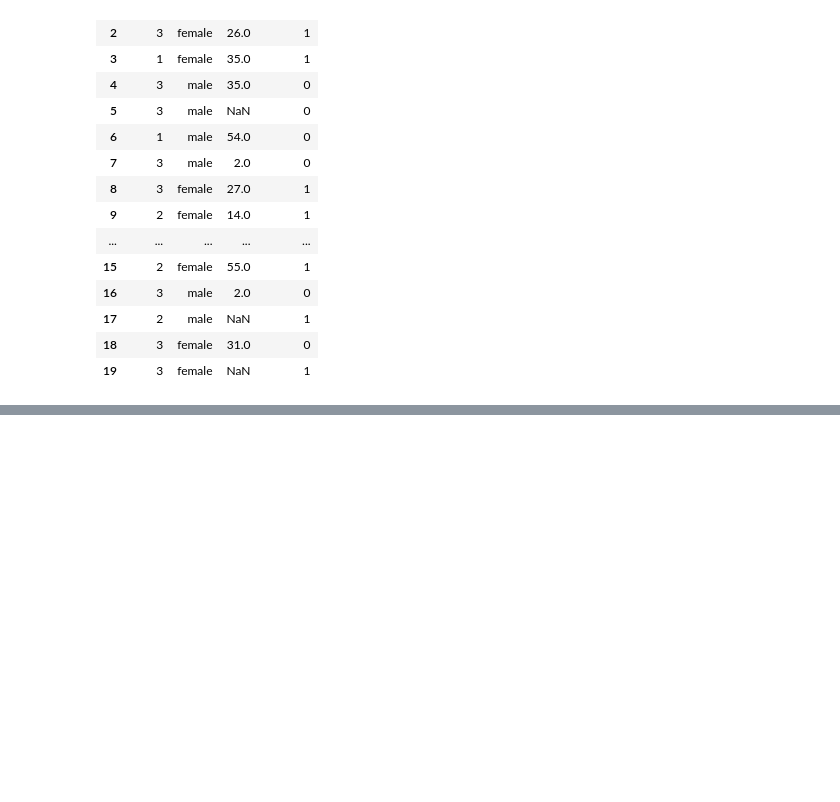
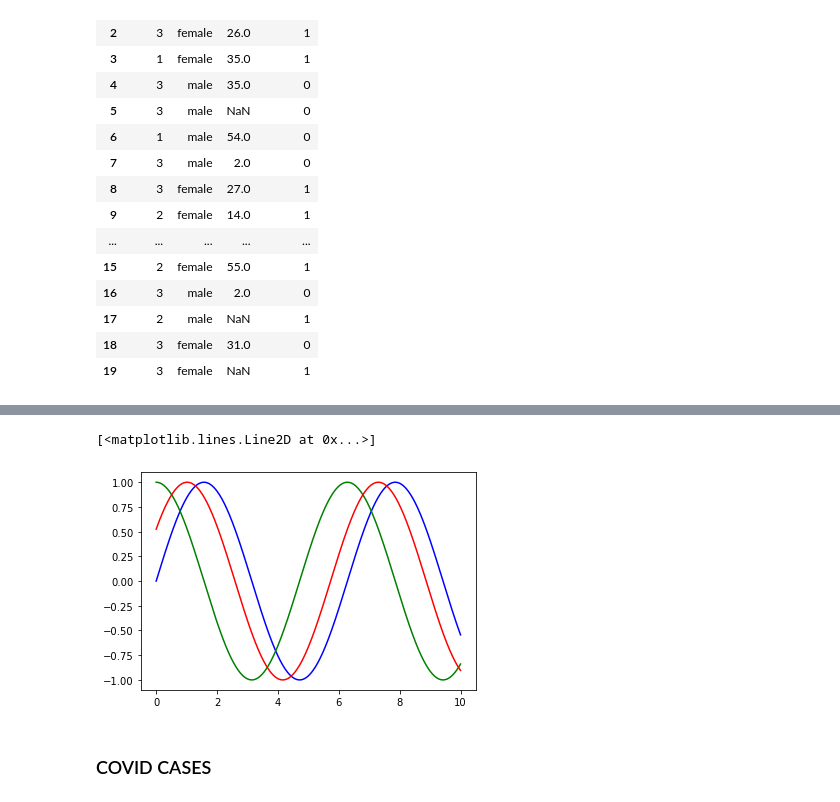
Before and after one commit to SamuelSabasNayo/data-science, a Jupyter notebook: crash_course.ipynb, the cells around one changed output, grey strips where cells are left out. Saved outputs shown, nothing was run; the diff lists cells and outputs as text; code cells hidden in the pictures; blank space fills up the shorter version.

```diff
--- a/crash_course.ipynb
+++ b/crash_course.ipynb
@@ -385,0 +411,9 @@ titanic_data.head(20)
+# %%
+plt.plot(x,np.sin(x),color='b')
+plt.plot(x, np.cos(x), color='g')
+plt.plot(x, np.cos(x-45), color='r')
+# %% [output]
+[<matplotlib.lines.Line2D at 0x...>]
+[figure, added]
+# %% [markdown]
+### COVID CASES
```
Also changed, not shown: parts of 22 cells of this notebook, 7 other files.
